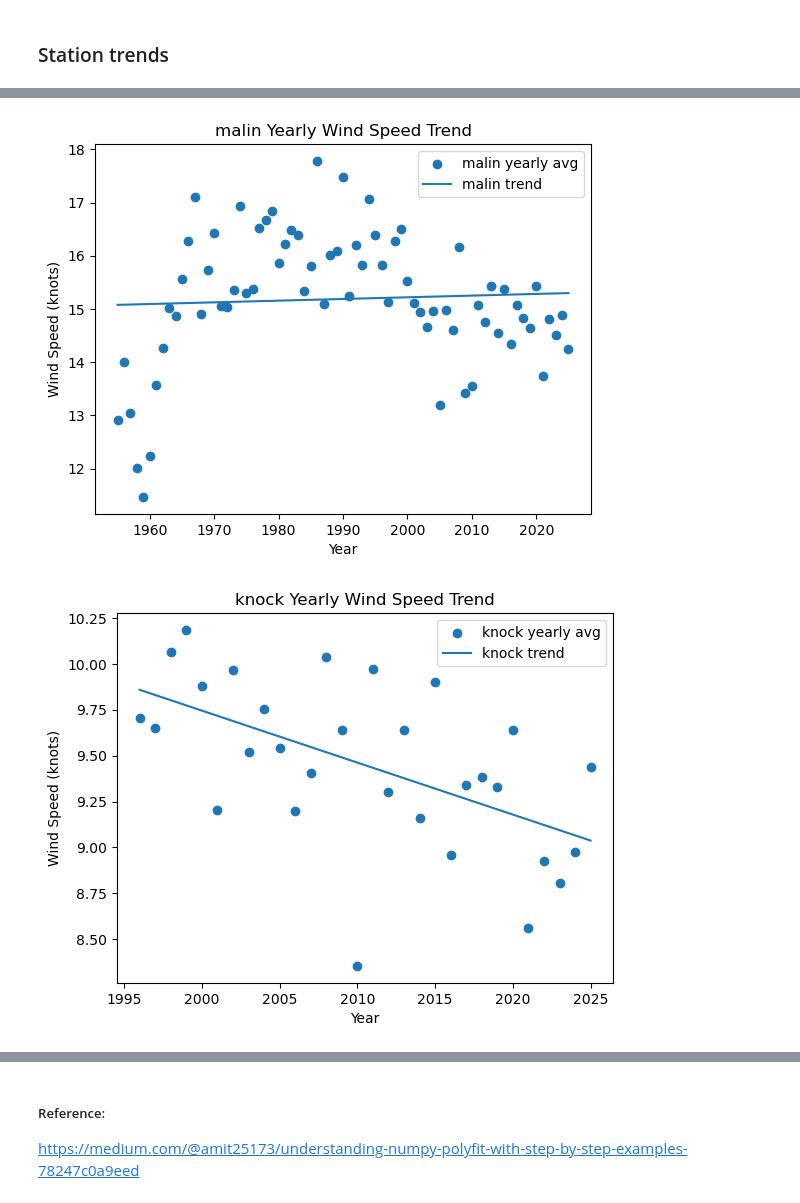
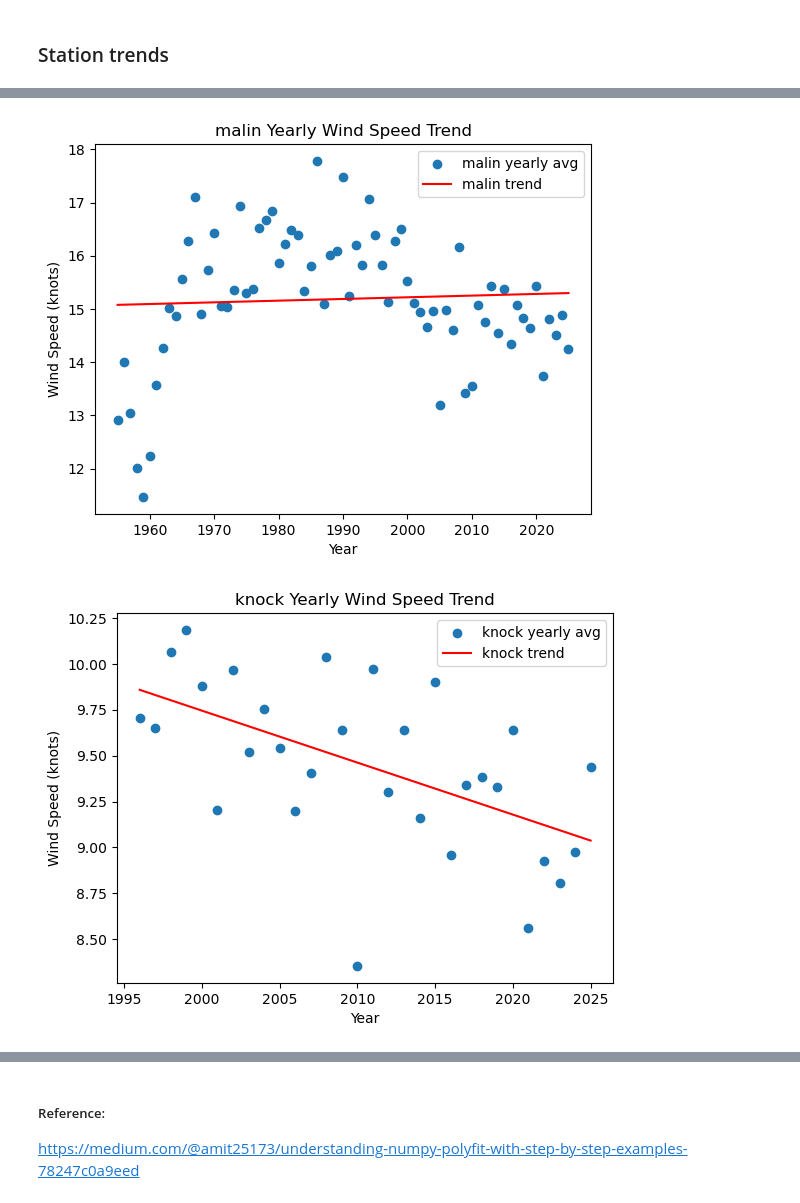
Before and after one commit to vanelyraa/programming-for-data-analytics, a Jupyter notebook: project/project.ipynb, the cells around one changed output, grey strips where cells are left out. Saved outputs shown, nothing was run; the diff lists cells and outputs as text; code cells hidden in the pictures.

```diff
--- a/project/project.ipynb
+++ b/project/project.ipynb
@@ -124,9 +197,8 @@ print(df_weather["mace"].head())
 # %% [markdown]
 Hourly data files
 # %%
-# Hourly files
 # List of columns from dataset to be dropped
-drop_columns = ["ind","ind.2","ind.3","wetb","dewpt","vappr","rhum","msl","ind.5","ind.6","ww","w","sun","vis","clht","clamt"]
+drop_columns = ["ind","ind.1","ind.2","ind.3","ind.4","wetb","dewpt","vappr","rhum","msl","ind.5","ind.6","ww","w","sun","vis","clht","clamt"]
 
 # Loop over all stations
 for weather_hly_files, df in df_weather_hly.items():
@@ -134,7 +206,7 @@ for weather_hly_files, df in df_weather_hly.items():
     df.drop(columns=drop_columns, inplace=True, errors="ignore")
 
     # Normalizing date column
-    # Removing white spaces from data using stip()
+    # Removing white spaces from data using strip()
     # Converting data to datetime, coerce will replace any invalid dates with NaT
     df["date"] = df["date"].astype(str).str.strip()
     df["date"] = pd.to_datetime(df["date"], format="%d-%b-%Y %H:%M", errors="coerce")
@@ -143,11 +215,11 @@ for weather_hly_files, df in df_weather_hly.items():
     for col in ["wdsp", "temp", "wddir","rain"]:
         df[col] = pd.to_numeric(df[col], errors="coerce")
 
-    # Update the dictionary with the cleaned DataFrame
+    # Update the dictionary with the cleaned data
     df_weather_hly[weather_hly_files] = df
 
     # Writing clean data to database
     df.to_sql(f"{weather_hly_files}_data", conn, if_exists="replace", index=False)
 
 # Example: print Mace head after cleaning
-print(df_weather_hly["mace_hly"].head())
+# print(df_weather_hly["mace_hly"].head())
@@ -170,7 +235,7 @@ Station names and labels
 # %%
 # List of stations to be analysed
 all_stations = ["mace", "malin", "knock", "ballyhaise", "gurteen","mtdillon"]
-all_stations_hly = ["mace_hly", "ballyhaise_hly", "gurteen_hly", "mtdillon_hly","malin_hly", "knock_hly"]
+all_stations_hly = ["mace_hly", "malin_hly","knock_hly", "ballyhaise_hly", "gurteen_hly", "mtdillon_hly"]
 labels = ["Mace Head", "Malin Head", "Ireland West Knock Airport", "Ballyhaise", "Gurteen", "Mount Dillon"]
 # %% [markdown]
 ### Wind Power calculation
@@ -682,7 +752,7 @@ for i in range(len(all_stations)): #Loop throught the length of the data, number
 
     y_fit = np.polyval(coeffs, x)
     plt.scatter(x, y, label=f"{station} yearly avg")
-    plt.plot(x,y_fit, label=f"{station} trend")
+    plt.plot(x,y_fit, color= "red", label=f"{station} trend")
     plt.title(f"{station} Yearly Wind Speed Trend")
     plt.xlabel("Year")
     plt.ylabel("Wind Speed (knots)")
@@ -693,2 +763,2 @@ for i in range(len(all_stations)): #Loop throught the length of the data, number
-[figure, old version]
+[figure, new version]
-[figure, old version]
+[figure, new version]
```
Also changed, not shown: parts of 28 cells of this notebook, 2 other files.
